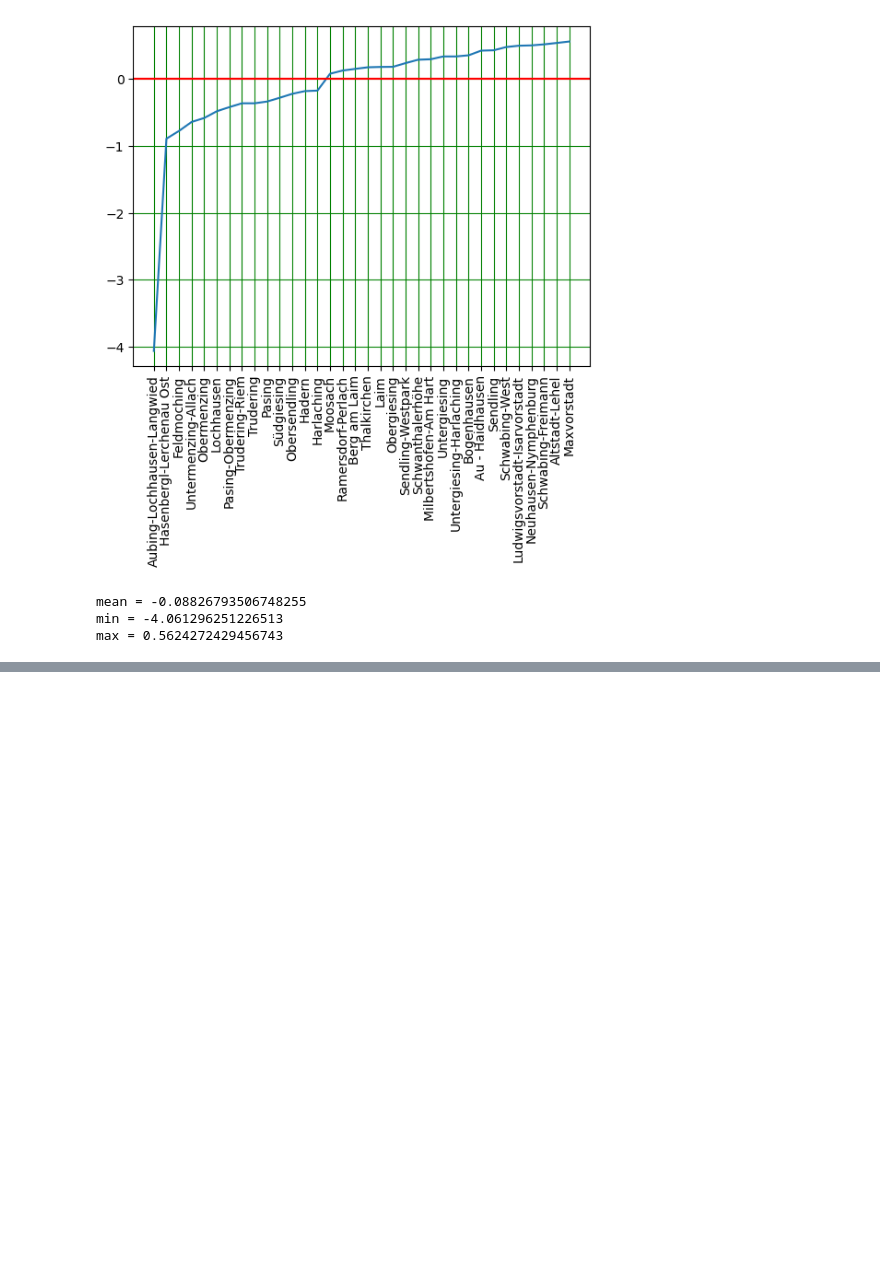
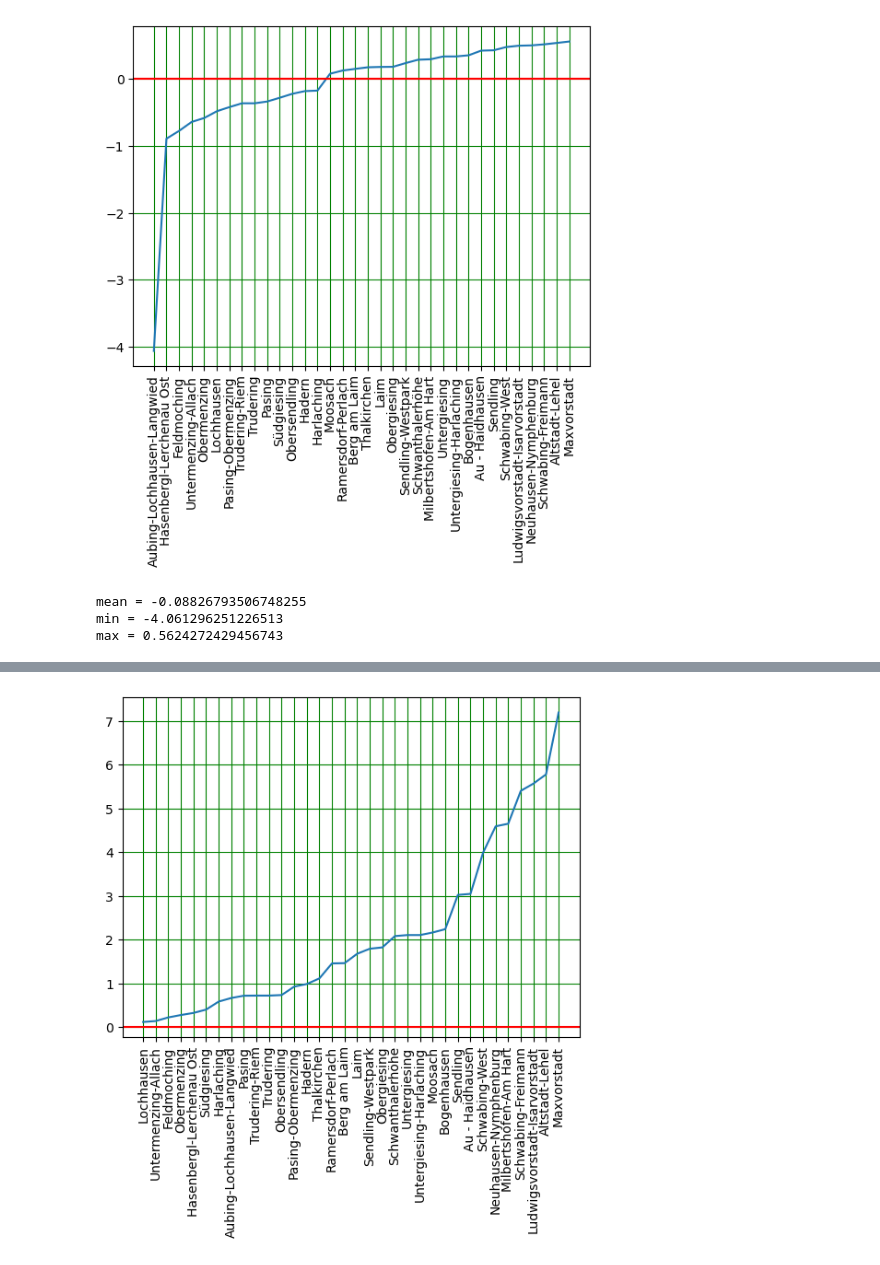
Before and after one commit to shoefer987/bike_sharing_demand, a Jupyter notebook: notebooks/jui-kate_knn_reg.ipynb, the cells around one changed output, grey strips where cells are left out. Cells and saved outputs as stored; diff of their text form; code cells hidden in the pictures; blank space fills up the shorter version.

Commit message:
Updated KNN Regressor

```diff
--- a/notebooks/jui-kate_knn_reg.ipynb
+++ b/notebooks/jui-kate_knn_reg.ipynb
@@ -114,0 +119,32 @@ max = 0.5624272429456743
+# %%
+models = []
+district_score_means = []
+
+for dist in districts:
+    scores_list = []
+
+    indices = [0, 1, 2, 3]
+
+    for id in range(4):
+        model = KNeighborsRegressor(n_neighbors=3, p=1)
+
+        test_df = fold_dfs[id]
+        train_folds = [fold_dfs[i] for i in indices if i != id]
+
+        train_df = pd.concat(train_folds, axis=0)
+        X_test = test_df.drop(columns= districts)
+        y_test = test_df[dist]
+        X_train = train_df.drop(columns= districts)
+        y_train = train_df[dist]
+
+
+        model.fit(X_train, y_train)
+        y_pred = [x if x >= 0 else 0 for x in model.predict(X_test)]
+        # scores = r2_score(y_test , y_pred)
+        scores = np.sqrt(mean_squared_error(y_test, model.predict(X_test)))
+        scores_list.append(scores)
+        print(f"{id} >>> scores={scores_list}")
+
+
+    scores_array = np.array(scores)
+    district_score_means.append(np.mean(scores_array.flatten()))
@@ -114,0 +169,14 @@ max = 0.5624272429456743
+# %%
+scores_df = pd.DataFrame(district_score_means, columns=['score'], index=districts)
+# %%
+scores_df.sort_values(by=['score'], inplace=True)
+# %%
+plt.plot(scores_df.index, scores_df['score'])
+plt.xticks(rotation=90)
+plt.axhline(y=0, color='r', linestyle='-')
+plt.grid(c='g')
+
+
+plt.show()
+# %% [output]
+[figure, added]
```
Also changed, not shown: parts of 3 cells of this notebook.
